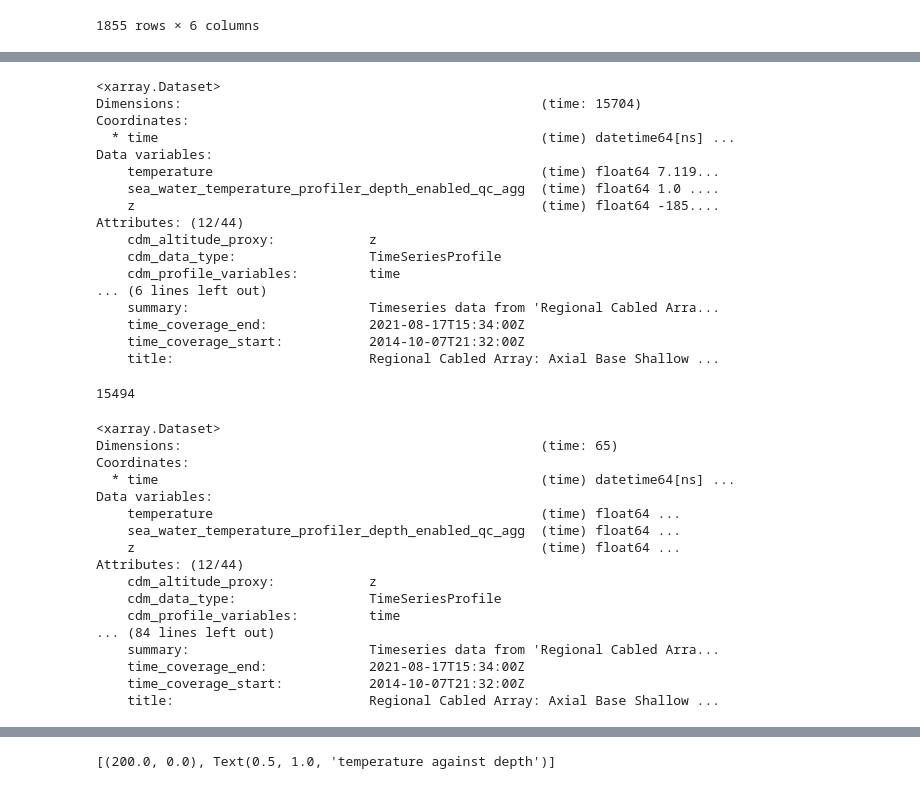
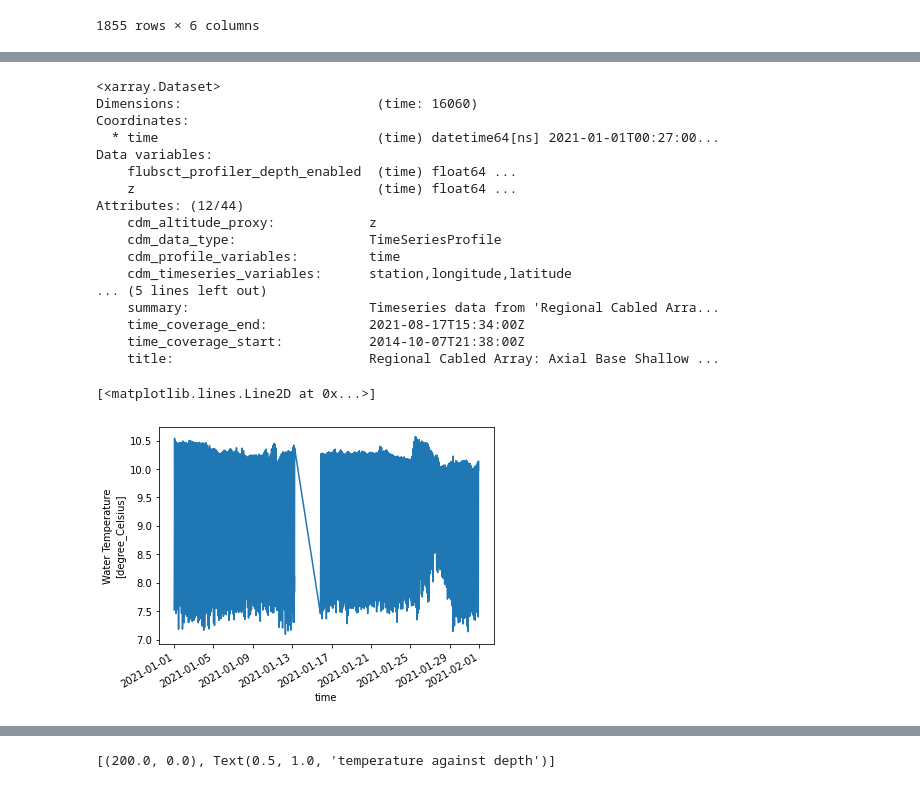
Before and after one commit to robfatland/oceanprior, a Jupyter notebook: Ocean 01 E Generate Small Datasets.ipynb, the cells around one changed output, grey strips where cells are left out. Saved outputs shown, nothing was run; the diff lists cells and outputs as text; code cells hidden in the pictures.

```diff
--- a/Ocean 01 E Generate Small Datasets.ipynb
+++ b/Ocean 01 E Generate Small Datasets.ipynb
@@ -153,4 +147,0 @@ feed this into what goes above
-# %%
-osb_ctd_nc_file = "/mnt/d/data/data_explorer_1Min/axb/profiler/axb_profiler_temperature_1Min.nc"
-ds = xr.open_dataset(osb_ctd_nc_file).rename({'sea_water_temperature_profiler_depth_enabled':'temperature'})
-ds
@@ -181,9 +147,0 @@ Attributes: (12/44)
-# %%
-ds_source = []
-
-for i in range(len(df_axb_jan['ascent_end'])):
-    ascent_start = dt64(df_axb_jan['ascent_start'][i])
-    ascent_end   = dt64(df_axb_jan['ascent_end'][i])
-    ds_source.append(ds.sel(time=slice(ascent_start, ascent_end)))
-# %%
-ds_concat = xr.concat(ds_source, dim='time')
@@ -190,59 +213,26 @@ ds_concat = xr.concat(ds_source, dim='time')
 # %%
-ds_concat
+ds = xr.open_dataset(os.getcwd() + '/data/rca/redux/axb/jan21/backscatter.nc')
+ds
 # %% [output]
 <xarray.Dataset>
-Dimensions:                                              (time: 15704)
+Dimensions:                         (time: 16060)
 Coordinates:
-  * time                                                 (time) datetime64[ns] ...
+  * time                            (time) datetime64[ns] 2021-01-01T00:27:00...
 Data variables:
-    temperature                                          (time) float64 7.119...
-    sea_water_temperature_profiler_depth_enabled_qc_agg  (time) float64 1.0 ....
-    z                                                    (time) float64 -185....
+    flubsct_profiler_depth_enabled  (time) float64 ...
+    z                               (time) float64 ...
 Attributes: (12/44)
     cdm_altitude_proxy:            z
     cdm_data_type:                 TimeSeriesProfile
     cdm_profile_variables:         time
-... (6 lines left out)
+    cdm_timeseries_variables:      station,longitude,latitude
+... (5 lines left out)
     summary:                       Timeseries data from 'Regional Cabled Arra...
     time_coverage_end:             2021-08-17T15:34:00Z
-    time_coverage_start:           2014-10-07T21:32:00Z
+    time_coverage_start:           2014-10-07T21:38:00Z
     title:                         Regional Cabled Array: Axial Base Shallow ...
 # %%
-print(61*254)
+ds_concat.temperature.plot()
 # %% [output]
-15494
+[<matplotlib.lines.Line2D at 0x...>]
+[figure, added]
-# %%
-# ok i think ds_p needs to have a dimension added which is z; then affix z to z. No swap.
-# the idea is to give us coordinates z and time which can be used by .sel() etc
-
-osb_ctd_nc_file = "/mnt/d/data/data_explorer_1Min/axb/profiler/axb_profiler_temperature_1Min.nc"
-ds = xr.open_dataset(osb_ctd_nc_file).rename({'sea_water_temperature_profiler_depth_enabled':'temperature'})
-
-ascent_start = dt64(df_axb_jan['ascent_start'][0])
-ascent_end   = dt64(df_axb_jan['ascent_end'][0])
-ds_accum     = ds.sel(time=slice(ascent_start, ascent_end))
-# print(ds_accum, '\n\n\n')
-ds_accum     = ds_accum.expand_dims('depth')
-# print(ds_accum, '\n\n\n')
-ds_accum     = ds_accum.set_coords('z')
-# print(ds_accum, '\n\n\n')
-ds_accum     = ds_accum.assign_coords({'z':'depth'})
-# print(ds_accum, '\n\n\n')
-# %% [output]
-<xarray.Dataset>
-Dimensions:                                              (time: 65)
-Coordinates:
-  * time                                                 (time) datetime64[ns] ...
-Data variables:
-    temperature                                          (time) float64 ...
-    sea_water_temperature_profiler_depth_enabled_qc_agg  (time) float64 ...
-    z                                                    (time) float64 ...
-Attributes: (12/44)
-    cdm_altitude_proxy:            z
-    cdm_data_type:                 TimeSeriesProfile
-    cdm_profile_variables:         time
-... (84 lines left out)
-    summary:                       Timeseries data from 'Regional Cabled Arra...
-    time_coverage_end:             2021-08-17T15:34:00Z
-    time_coverage_start:           2014-10-07T21:32:00Z
-    title:                         Regional Cabled Array: Axial Base Shallow ...
```
Also changed, not shown: parts of 12 cells of this notebook, 2 other files.
